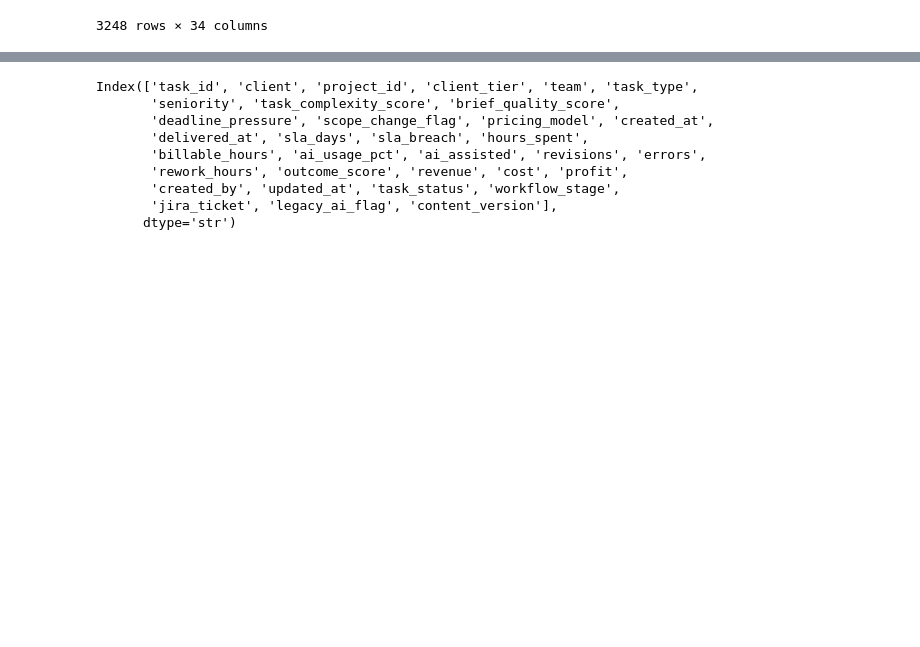
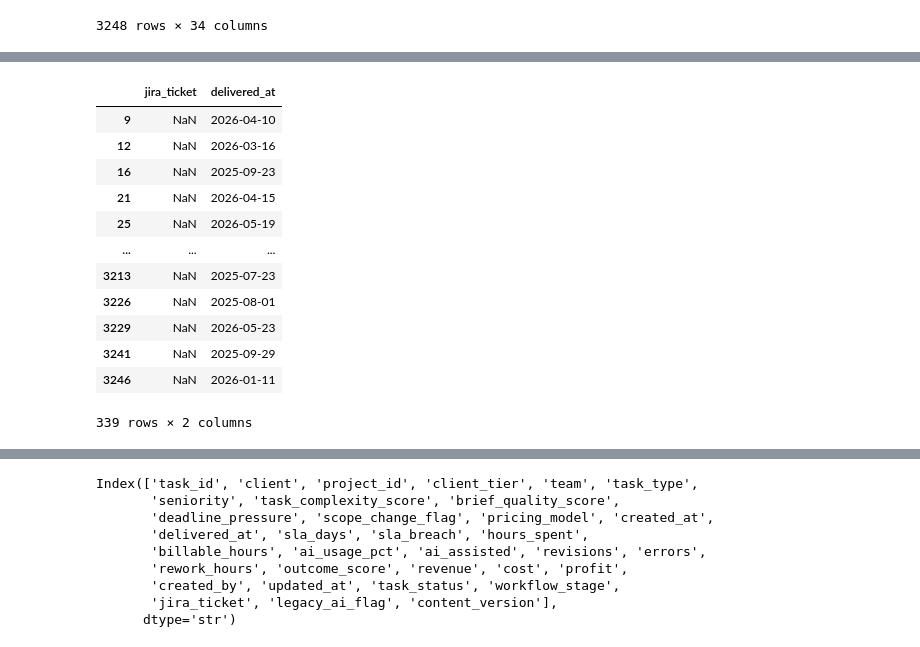
Before and after one commit to Cam-crt/FCM-Data-Alchemist, a Jupyter notebook: src/main.ipynb, the cells around one changed output, grey strips where cells are left out. Drawn from its saved outputs; the diff is of its cells as text; code cells hidden in the pictures; blank space fills up the shorter version.

```diff
--- a/src/main.ipynb
+++ b/src/main.ipynb
@@ -27,0 +63,17 @@ raw_df
+# %%
+#print filtered_df1 per tenere solo le righe dove jira_ticket è nullo
+filtered_df1_2 = filtered_df1[filtered_df1["jira_ticket"].isnull()]
+# %% [output]
+|  | jira_ticket | delivered_at |
+| 9 | NaN | 2026-04-10 |
+| 12 | NaN | 2026-03-16 |
+| 16 | NaN | 2025-09-23 |
+| 21 | NaN | 2026-04-15 |
+| 25 | NaN | 2026-05-19 |
+| ... | ... | ... |
+| 3213 | NaN | 2025-07-23 |
+| 3226 | NaN | 2025-08-01 |
+| 3229 | NaN | 2026-05-23 |
+| 3241 | NaN | 2025-09-29 |
+| 3246 | NaN | 2026-01-11 |
+339 rows × 2 columns
```
Also changed, not shown: parts of 11 cells of this notebook.
